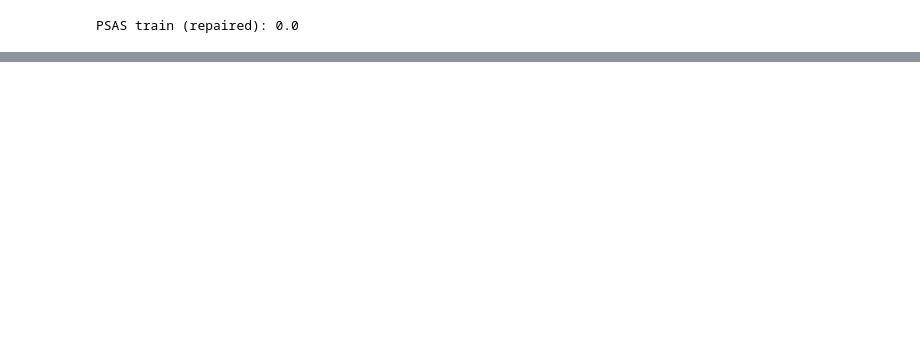
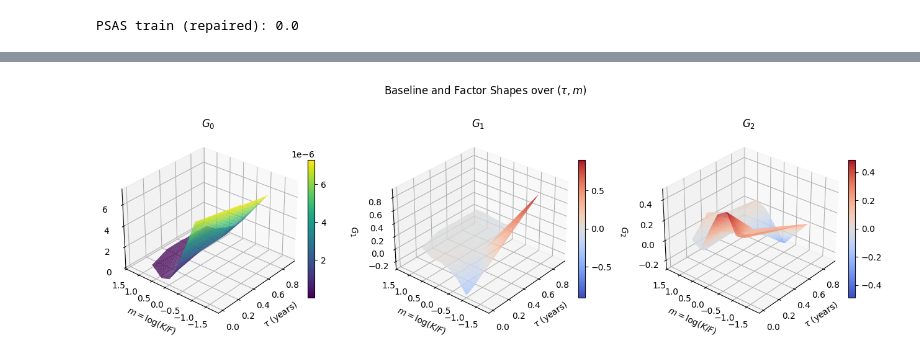
Before and after one commit to yungarjun/deribit-deep-learning, a Jupyter notebook: decomposing_lattice.ipynb, the cells around one changed output, grey strips where cells are left out. Saved outputs shown, nothing was run; the diff lists cells and outputs as text; code cells hidden in the pictures; blank space fills up the shorter version.

Commit message:
visuals + post reconstruction arb repair

```diff
--- a/decomposing_lattice.ipynb
+++ b/decomposing_lattice.ipynb
@@ -864,0 +882,90 @@ PSAS train (repaired): 0.0
+# %%
+import numpy as np
+import matplotlib.pyplot as plt
+import matplotlib.tri as mtri
+from matplotlib.colors import TwoSlopeNorm
+from scipy.interpolate import griddata
+from mpl_toolkits.mplot3d import Axes3D  # noqa
+
+def _rectgrid_inside_triangulation(nodes, z, nx=100, ny=140, method='linear'):
+    """Interpolate to a rectangular grid and mask points outside the (τ,m) triangulation."""
+    τ = nodes[:,0].astype(float); m = nodes[:,1].astype(float)
+    τg = np.linspace(τ.min(), τ.max(), nx)
+    mg = np.linspace(m.min(), m.max(), ny)
+    T, M = np.meshgrid(τg, mg)
+
+    # which grid points are inside the triangulation?
+    tri = mtri.Triangulation(τ, m)
+    trifinder = tri.get_trifinder()
+    tri_ix = trifinder(T, M)              # -1 outside, >=0 inside
+    inside = tri_ix != -1
+
+    Z = griddata((τ, m), np.asarray(z, float), (T, M), method=method)
+    # mask outside (and any interpolation nans)
+    Zm = np.ma.array(Z, mask=~inside | ~np.isfinite(Z))
+    return T, M, Zm
+
+def fig9_3d_rectgrid_masked(nodes, G0, G1, G2,
+                            normalize_factors=True, with_contours=True,
+                            nx=100, ny=140, elev=30, azim=-140):
+    g0 = np.asarray(G0, float)
+    g1 = np.asarray(G1, float)
+    g2 = np.asarray(G2, float)
+    if normalize_factors:
+        for g in (g1, g2):
+            n = np.linalg.norm(g);
+            if n > 0: g /= n
+
+    T, M, Z0 = _rectgrid_inside_triangulation(nodes, g0, nx, ny, method='linear')
+    _, _, Z1 = _rectgrid_inside_triangulation(nodes, g1, nx, ny, method='linear')
+    _, _, Z2 = _rectgrid_inside_triangulation(nodes, g2, nx, ny, method='linear')
+
+    fig = plt.figure(figsize=(16, 4.8))
+    gs  = fig.add_gridspec(1, 3, wspace=0.18)
+
+    def add(ax, Z, title, center0=False, cmap_main=None, cmap_cont=None):
+        if center0:
+            vabs = np.nanmax(np.abs(Z.data)) if hasattr(Z, "data") else np.nanmax(np.abs(Z))
+            norm = TwoSlopeNorm(vmin=-vabs, vcenter=0.0, vmax=vabs)
+            surf = ax.plot_surface(T, M, Z, rstride=1, cstride=1, linewidth=0,
+                                   antialiased=True, cmap=cmap_main or 'coolwarm', norm=norm)
+            if with_contours:
+                ax.contour(T, M, Z, levels=12, zdir='z',
+                           offset=np.nanmin(Z), cmap=cmap_cont or 'coolwarm')
+        else:
+            surf = ax.plot_surface(T, M, Z, rstride=1, cstride=1, linewidth=0,
+                                   antialiased=True, cmap=cmap_main or 'viridis')
+            if with_contours:
+                ax.contour(T, M, Z, levels=12, zdir='z',
+                           offset=np.nanmin(Z), cmap=cmap_cont or 'viridis')
+
+        ax.view_init(elev=elev, azim=azim)
+        ax.set_xlabel(r'$\tau$ (years)', labelpad=6)
+        ax.set_ylabel(r'$m=\log(K/F)$', labelpad=6)
+        ax.set_zlabel(title, labelpad=6)
+        ax.set_title(title, pad=8)
+        plt.colorbar(surf, ax=ax, shrink=0.6, pad=0.02)
+
+    ax0 = fig.add_subplot(gs[0,0], projection='3d')
+    add(ax0, Z0, r'$G_0$', center0=False, cmap_main='viridis', cmap_cont='viridis')
+
+    ax1 = fig.add_subplot(gs[0,1], projection='3d')
+    add(ax1, Z1, r'$G_1$', center0=True, cmap_main='coolwarm', cmap_cont='coolwarm')
+
+    ax2 = fig.add_subplot(gs[0,2], projection='3d')
+    add(ax2, Z2, r'$G_2$', center0=True, cmap_main='coolwarm', cmap_cont='coolwarm')
+
+    fig.suptitle(r'Baseline and Factor Shapes over $(\tau,m)$', y=0.98)
+    plt.tight_layout()
+    return fig
+
+# ---- usage ----
+fig = fig9_3d_rectgrid_masked(nodes_sub, G0_price, G_dyn[0], G_dyn[1],
+                               normalize_factors=True, with_contours=False)
+plt.show()
+
+fig = fig9_3d_rectgrid_masked(nodes_sub, G0_price, G_sa[0], G_dyn[1],
+                               normalize_factors=True, with_contours=False)
+plt.show()
+# %% [output]
+[figure, added]
```
Also changed, not shown: parts of 7 cells of this notebook.
